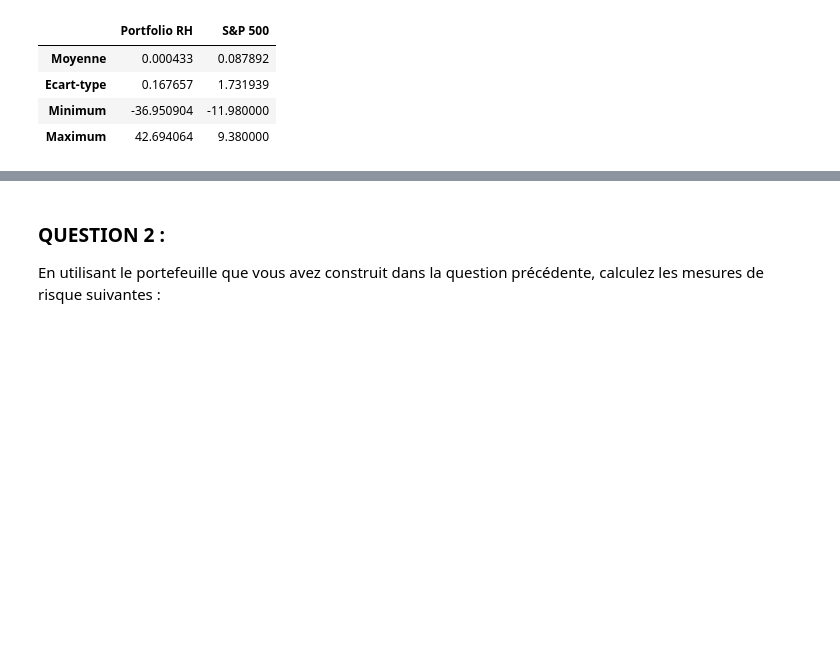
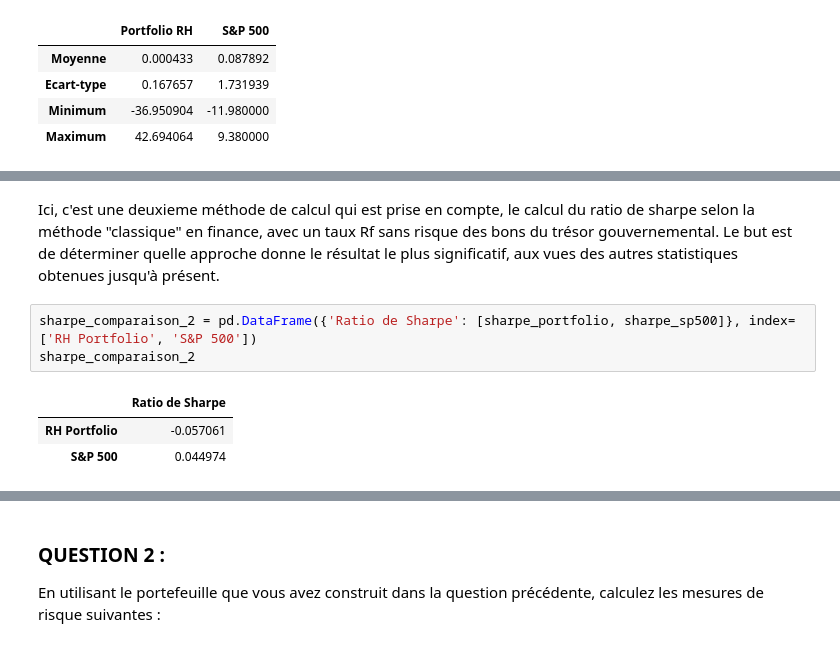
Before and after one commit to ThomasDeConinck/Econometrie-ETUDE-DE-CAS-1-, a Jupyter notebook: ETUDE DE CAS ECONO 1.ipynb, the cells around one changed output, grey strips where cells are left out. Cells and saved outputs as stored; diff of their text form; blank space fills up the shorter version.

```diff
--- a/ETUDE DE CAS ECONO 1.ipynb
+++ b/ETUDE DE CAS ECONO 1.ipynb
@@ -187,0 +264,9 @@ df_summary
+# %% [markdown]
+Ici, c'est une deuxieme méthode de calcul qui est prise en compte, le calcul du ratio de sharpe selon la méthode "classique" en finance, avec un taux Rf sans risque des bons du trésor gouvernemental. Le but est de déterminer quelle approche donne le résultat le plus significatif, aux vues des autres statistiques obtenues jusqu'à présent.
+# %%
+sharpe_comparaison_2 = pd.DataFrame({'Ratio de Sharpe': [sharpe_portfolio, sharpe_sp500]}, index=['RH Portfolio', 'S&P 500'])
+sharpe_comparaison_2
+# %% [output]
+|  | Ratio de Sharpe |
+| RH Portfolio | -0.057061 |
+| S&P 500 | 0.044974 |
```
Also changed, not shown: parts of 8 cells of this notebook.
